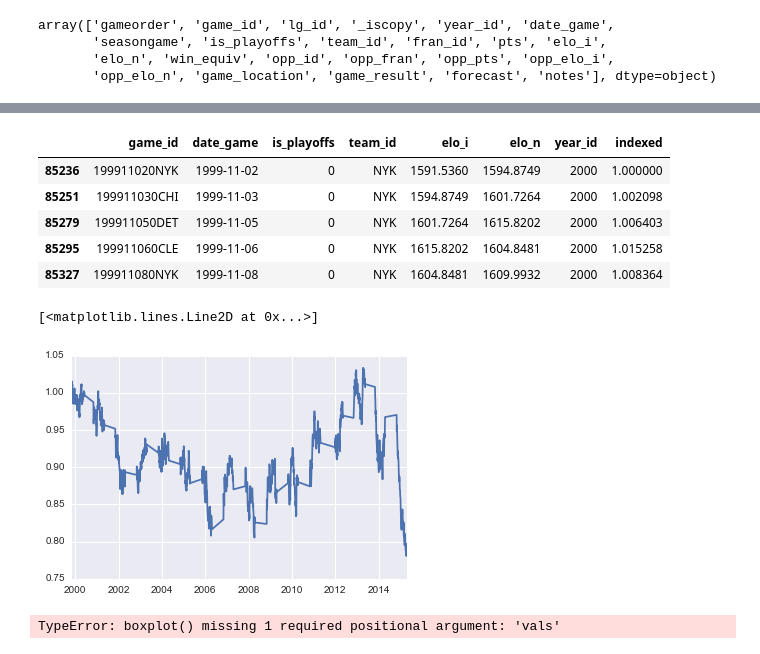
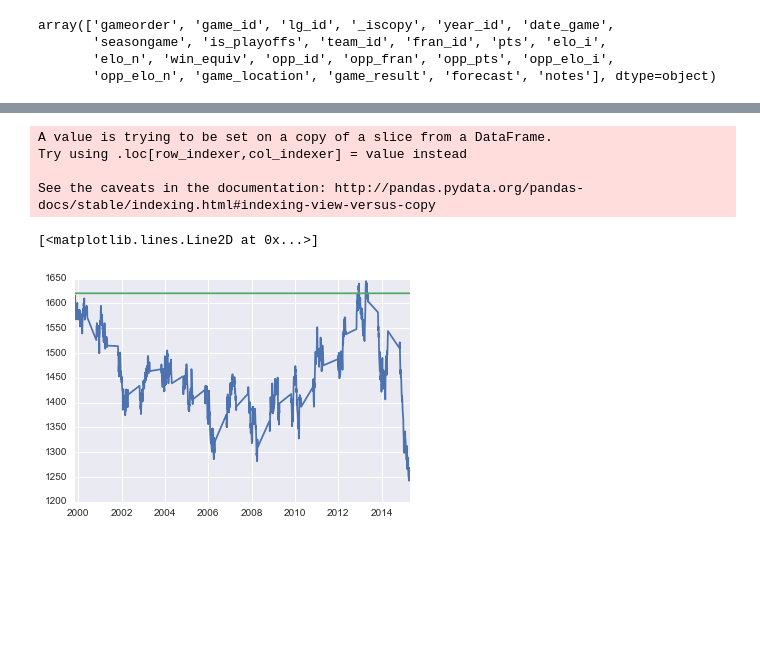
Before and after one commit to mcaruana/springboard_dsi, a Jupyter notebook: DSI_DataStory.ipynb, the cells around one changed output, grey strips where cells are left out. Drawn from its saved outputs; the diff is of its cells as text; code cells hidden in the pictures; blank space fills up the shorter version.

```diff
--- a/DSI_DataStory.ipynb
+++ b/DSI_DataStory.ipynb
@@ -19,5 +19,4 @@ array(['gameorder', 'game_id', 'lg_id', '_iscopy', 'year_id', 'date_game',
        'elo_n', 'win_equiv', 'opp_id', 'opp_fran', 'opp_pts', 'opp_elo_i',
        'opp_elo_n', 'game_location', 'game_result', 'forecast', 'notes'], dtype=object)
 # %%
-knicks_dolan = data[(data.date_game >= '1999-07-01') & (data.team_id == 'NYK')]
-knicks_dolan.head()
+knicks_dolan = data[(data.date_game >= '1999-07-01') & (data.fran_id == 'Knicks')]
@@ -43,24 +23,18 @@ knicks_dolan_elo.head()
-# %%
-knicks_dolan_elo['indexed'] = knicks_dolan_elo.elo_n/knicks_dolan_elo.elo_i.iloc[0]
-knicks_dolan_elo['indexed'] = knicks_dolan_elo['indexed'].shift(1).fillna(1)
-knicks_dolan_elo.head()
-# %% [output]
-|  | game_id | date_game | is_playoffs | team_id | elo_i | elo_n | year_id | indexed |
-| 85236 | 199911020NYK | 1999-11-02 | 0 | NYK | 1591.5360 | 1594.8749 | 2000 | 1.000000 |
-| 85251 | 199911030CHI | 1999-11-03 | 0 | NYK | 1594.8749 | 1601.7264 | 2000 | 1.002098 |
-| 85279 | 199911050DET | 1999-11-05 | 0 | NYK | 1601.7264 | 1615.8202 | 2000 | 1.006403 |
-| 85295 | 199911060CLE | 1999-11-06 | 0 | NYK | 1615.8202 | 1604.8481 | 2000 | 1.015258 |
-| 85327 | 199911080NYK | 1999-11-08 | 0 | NYK | 1604.8481 | 1609.9932 | 2000 | 1.008364 |
-# %%
-plt.plot(sns.set_style("darkgrid")
-bar_plot = sns.barplot(x=budget["detail"],y=budget["amount"],
-                        palette="muted",
-                        x_order=budget["detail"].tolist()).date_game,knicks_dolan_elo.indexed)
-# %% [output]
-[<matplotlib.lines.Line2D at 0x...>]
-[figure, removed]
-# %%
-sns.set_style("darkgrid")
-boxplot = sns.boxplot(x=knicks_dolan_elo["team_id"],y=knicks_dolan_elo["indexed"],palette="muted")
-# %% [output]
-TypeError: boxplot() missing 1 required positional argument: 'vals'
+# %%
+#What has Dolan done to the Knicks?
+knicks_predolan = data[(data.date_game < '1999-07-01') & (data.fran_id == 'Knicks')]
+finalelo_predolan = knicks_predolan[knicks_predolan.date_game == max(knicks_predolan.date_game)]
+knicks_dolan['pre_dolan_elo'] = finalelo_predolan.elo_n.iloc[0]
+knicks_dolan_chart = knicks_dolan.loc[:,['date_game','elo_n','pre_dolan_elo']]
+# %% [output]
+A value is trying to be set on a copy of a slice from a DataFrame.
+Try using .loc[row_indexer,col_indexer] = value instead
+
+See the caveats in the documentation: http://pandas.pydata.org/pandas-docs/stable/indexing.html#indexing-view-versus-copy
+# %%
+#Plot the Knicks following the 1998-1999 Season (end of pre-Dolan Era) versus performance during the Dolan Era
+plt.plot(knicks_dolan_chart.date_game,knicks_dolan_chart.elo_n)
+plt.plot(knicks_dolan_chart.date_game,knicks_dolan_chart.pre_dolan_elo)
+# %% [output]
+[<matplotlib.lines.Line2D at 0x...>]
+[figure, added]
```
Also changed, not shown: parts of 14 cells of this notebook.
